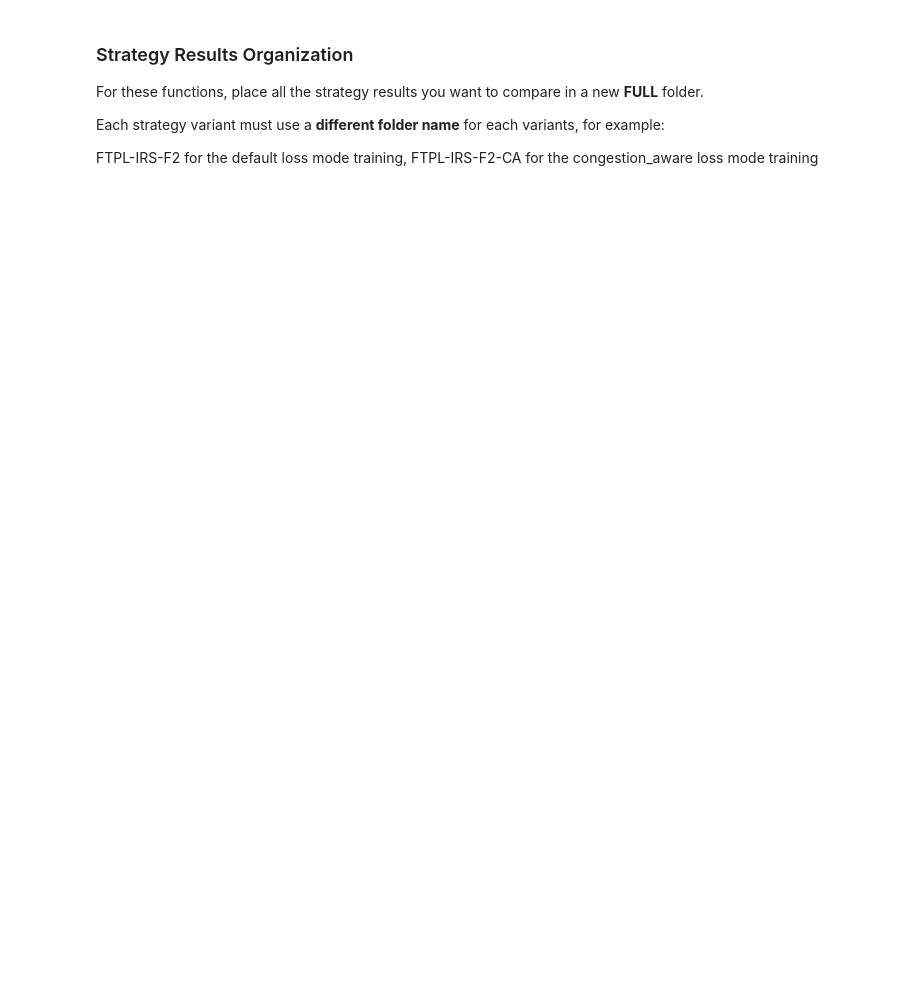
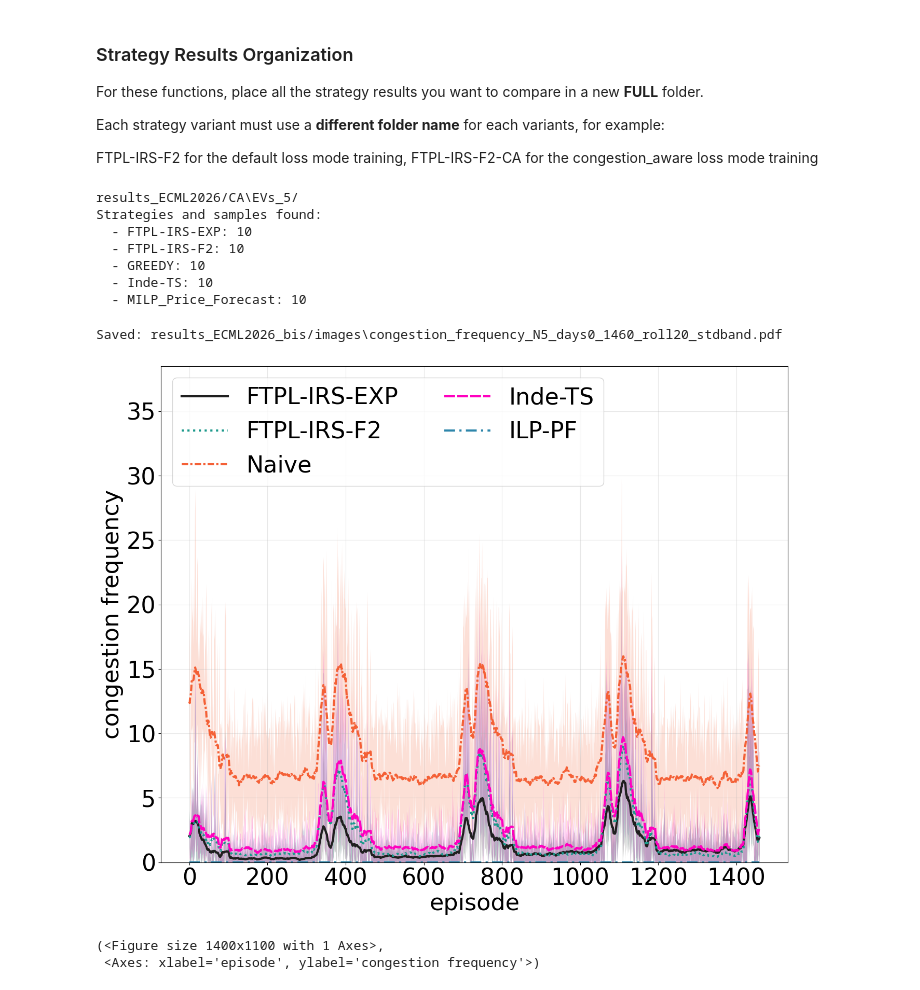
Before and after one commit to yaju1995/ecml2026, a Jupyter notebook: simulation/results_analysis.ipynb, the cells around one changed output. Drawn from its saved outputs; the diff is of its cells as text; code cells hidden in the pictures; blank space fills up the shorter version.

```diff
--- a/simulation/results_analysis.ipynb
+++ b/simulation/results_analysis.ipynb
@@ -115,14 +129,26 @@ Each strategy variant must use a **different folder name** for each variants, fo
 FTPL-IRS-F2 for the default loss mode training, FTPL-IRS-F2-CA for the congestion_aware loss mode training
 # %%
 cmp = StrategyComparison(
-    path="results_ECML2026/FULL",  # or whatever root contains EVs_{N}/
-    n_agents=480,
+    path="results_ECML2026/CA",  # or whatever root contains EVs_{N}/ # FULL to CA
+    n_agents=5,
     verbose=True,
 )
 
 cmp.plot_congestion_frequency_from_disk(window_size=20,legend_fontsize=32,
     tick_fontsize=32,
     axis_label_fontsize=32,
     figsize=(14,11))
+# %% [output]
+results_ECML2026/CA\EVs_5/
+Strategies and samples found:
+  - FTPL-IRS-EXP: 10
+  - FTPL-IRS-F2: 10
+  - GREEDY: 10
+  - Inde-TS: 10
+  - MILP_Price_Forecast: 10
+Saved: results_ECML2026_bis/images\congestion_frequency_N5_days0_1460_roll20_stdband.pdf
+[figure, added]
+(<Figure size 1400x1100 with 1 Axes>,
+ <Axes: xlabel='episode', ylabel='congestion frequency'>)
 # %%
 cmp = StrategyComparison(
```
Also changed, not shown: parts of 7 cells of this notebook, 58 other files.
